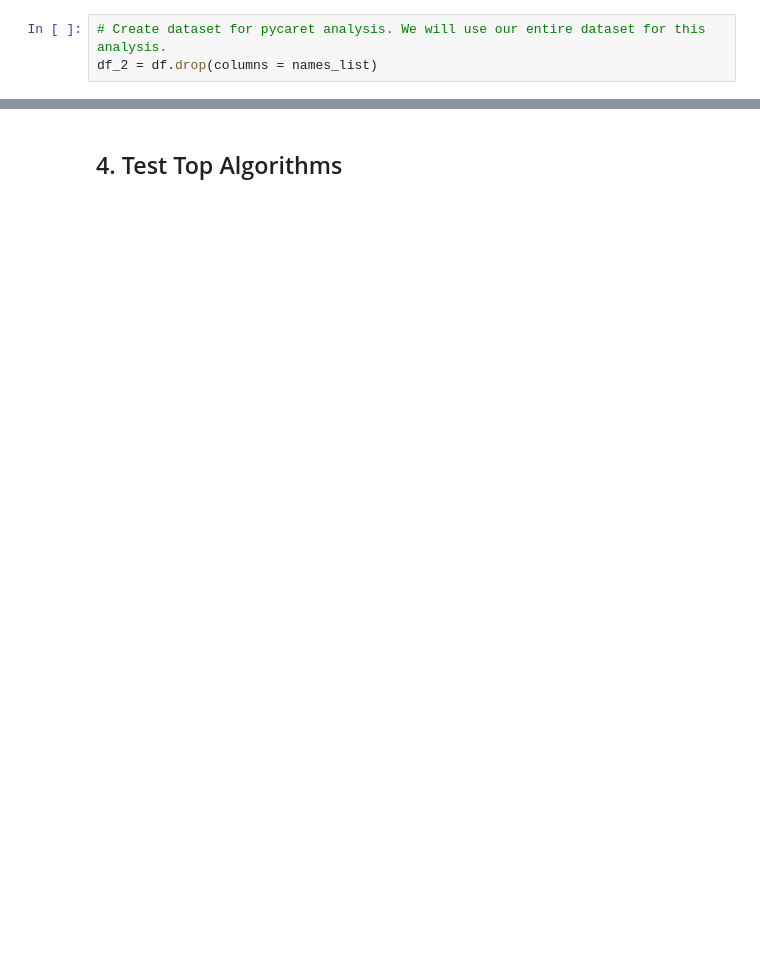
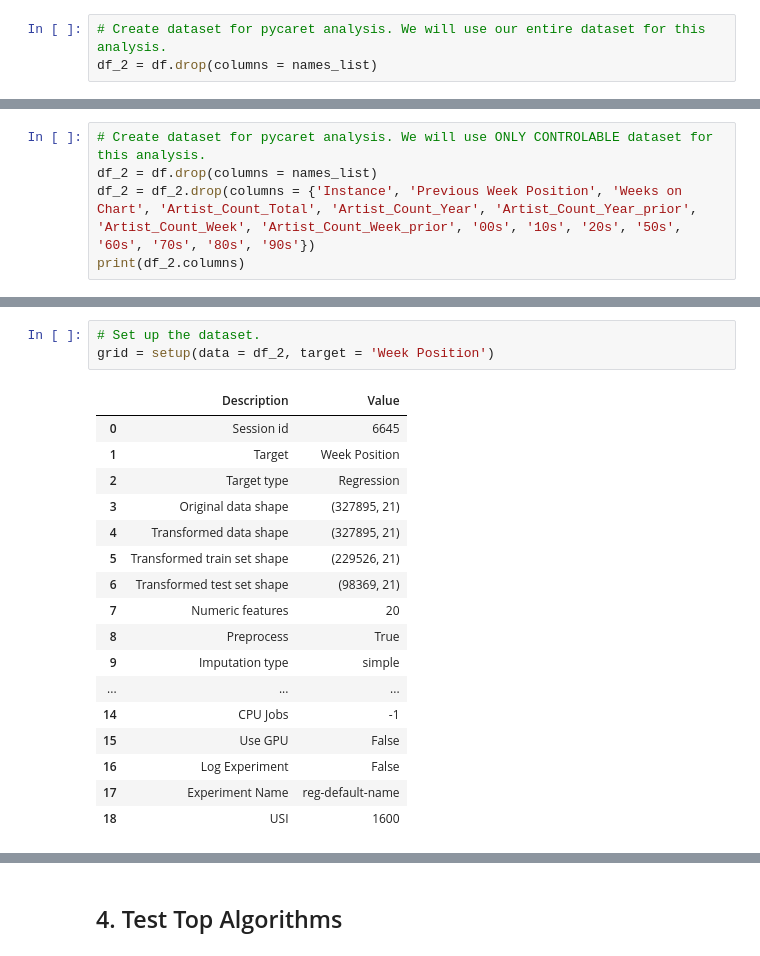
Before and after one commit to chase-weber/Billboard-Top-10-Prediction, a Jupyter notebook: 3. Preprocessing and Training.ipynb, the cells around one changed output, grey strips where cells are left out. Saved outputs shown, nothing was run; the diff lists cells and outputs as text; blank space fills up the shorter version.

```diff
--- a/3. Preprocessing and Training.ipynb
+++ b/3. Preprocessing and Training.ipynb
@@ -179,0 +174,5 @@ The top 5 models based on MSE, RMSE, and R2 are Light Gradient Boosting Machine,
+# %%
+# Create dataset for pycaret analysis. We will use ONLY CONTROLABLE dataset for this analysis.
+df_2 = df.drop(columns = names_list)
+df_2 = df_2.drop(columns = {'Instance', 'Previous Week Position', 'Weeks on Chart', 'Artist_Count_Total', 'Artist_Count_Year', 'Artist_Count_Year_prior', 'Artist_Count_Week', 'Artist_Count_Week_prior', '00s', '10s', '20s', '50s', '60s', '70s', '80s', '90s'})
+print(df_2.columns)
@@ -179,0 +189,21 @@ The top 5 models based on MSE, RMSE, and R2 are Light Gradient Boosting Machine,
+# %%
+# Set up the dataset.
+grid = setup(data = df_2, target = 'Week Position')
+# %% [output]
+|  | Description | Value |
+| 0 | Session id | 6645 |
+| 1 | Target | Week Position |
+| 2 | Target type | Regression |
+| 3 | Original data shape | (327895, 21) |
+| 4 | Transformed data shape | (327895, 21) |
+| 5 | Transformed train set shape | (229526, 21) |
+| 6 | Transformed test set shape | (98369, 21) |
+| 7 | Numeric features | 20 |
+| 8 | Preprocess | True |
+| 9 | Imputation type | simple |
+| ... | ... | ... |
+| 14 | CPU Jobs | -1 |
+| 15 | Use GPU | False |
+| 16 | Log Experiment | False |
+| 17 | Experiment Name | reg-default-name |
+| 18 | USI | 1600 |
```
Also changed, not shown: parts of 31 cells of this notebook.
